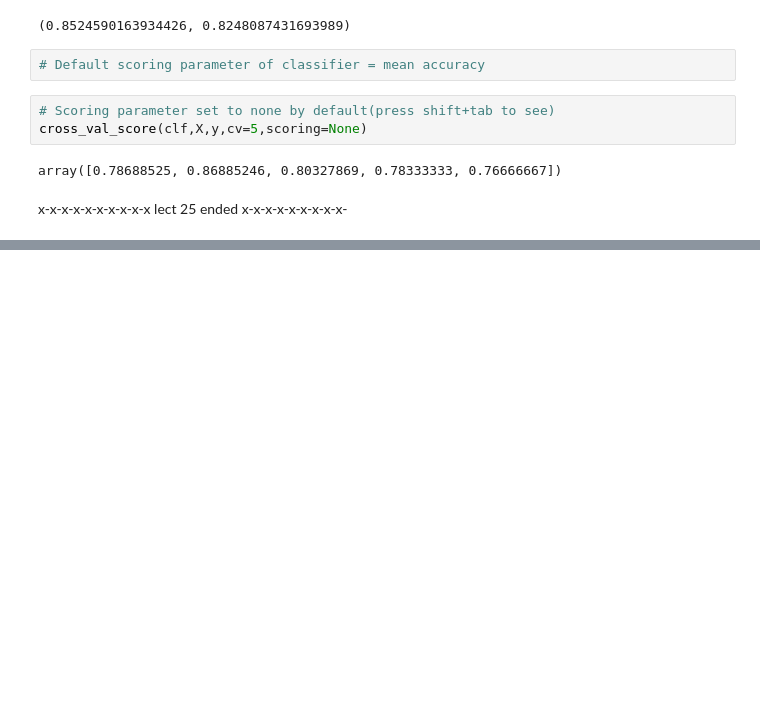
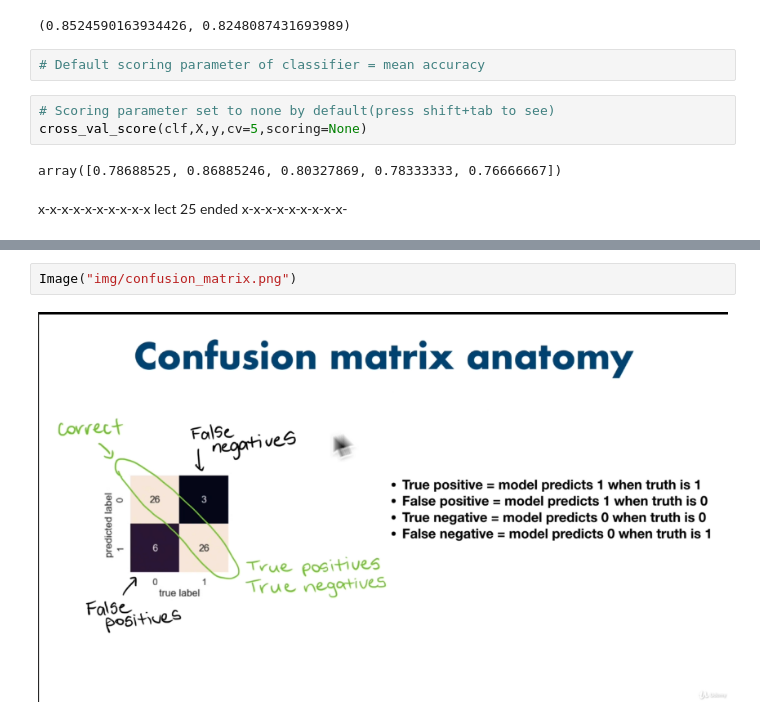
Before and after one commit to Picnic1209/ML-Udemy, a Jupyter notebook: Intro-to-SciKitLearn.ipynb, the cells around one changed output, grey strips where cells are left out. Drawn from its saved outputs; the diff is of its cells as text; blank space fills up the shorter version.

```diff
--- a/Intro-to-SciKitLearn.ipynb
+++ b/Intro-to-SciKitLearn.ipynb
@@ -1059,0 +1210,4 @@ x-x-x-x-x-x-x-x-x-x lect 25 ended x-x-x-x-x-x-x-x-x-
+# %%
+Image("img/confusion_matrix.png")
+# %% [output]
+[figure, added]
```
Also changed, not shown: parts of 30 cells of this notebook, 2 other files.
